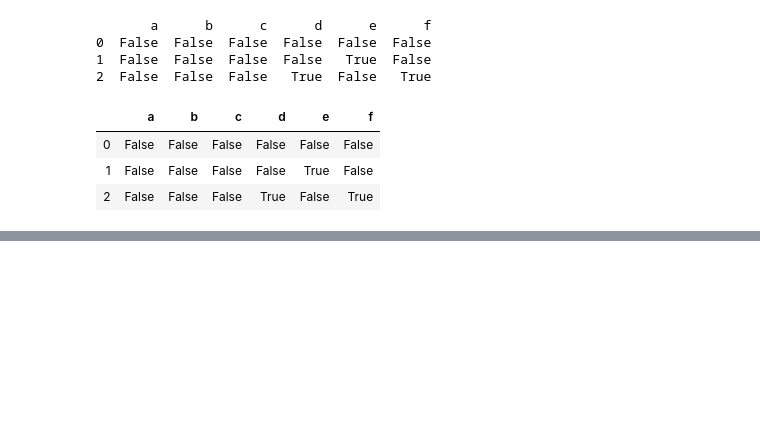
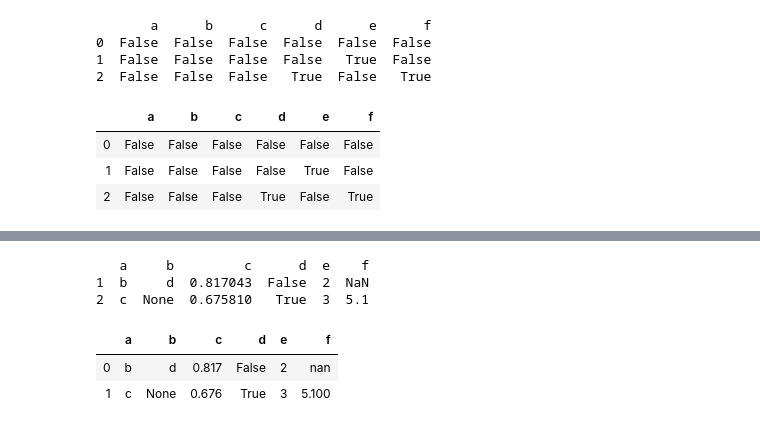
Before and after one commit to najafmurtaza/Analytica, a Jupyter notebook: Test Lib.ipynb, the cells around one changed output, grey strips where cells are left out. Drawn from its saved outputs; the diff is of its cells as text; code cells hidden in the pictures; blank space fills up the shorter version.

```diff
--- a/Test Lib.ipynb
+++ b/Test Lib.ipynb
@@ -787,0 +800,10 @@ alt_df2.isna()
+# %%
+print(pd_df.tail(2))
+alt_df.tail(2)
+# %% [output]
+   a     b         c      d  e    f
+1  b     d  0.817043  False  2  NaN
+2  c  None  0.675810   True  3  5.1
+|  | a | b | c | d | e | f |
+| 0 | b | d | 0.817 | False | 2 | nan |
+| 1 | c | None | 0.676 | True | 3 | 5.100 |
```
Also changed, not shown: parts of 28 cells of this notebook, 2 other files.
